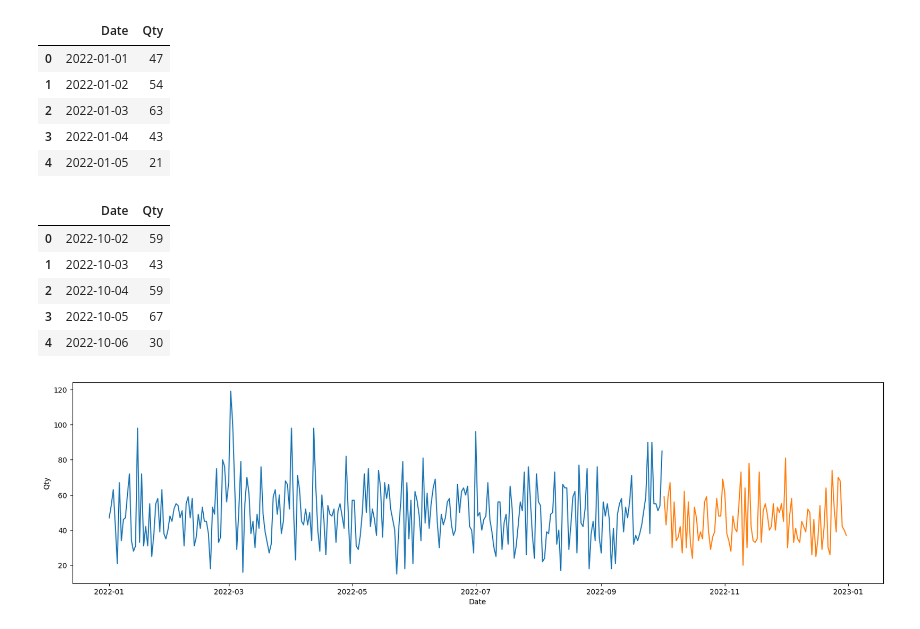
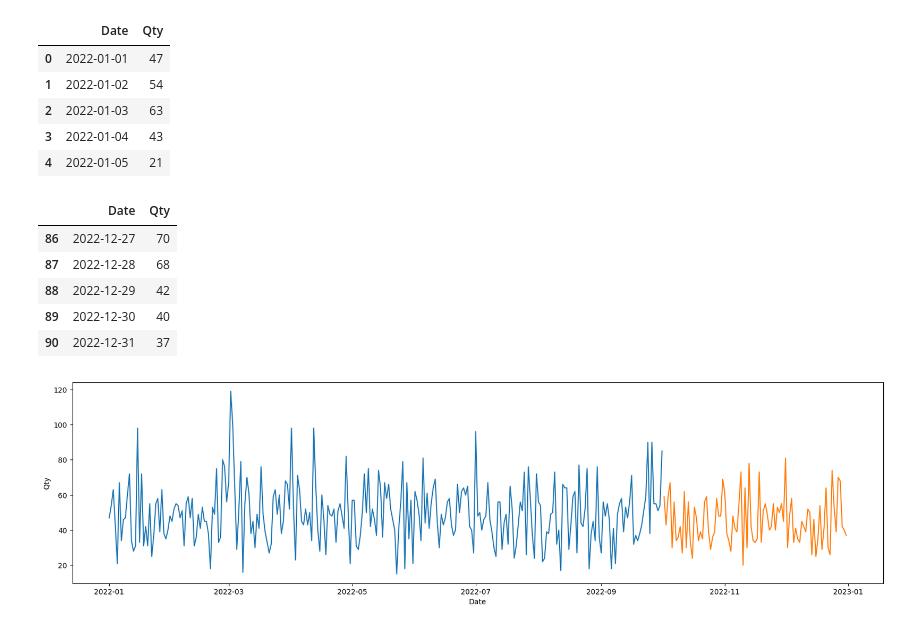
Before and after one commit to revitotan/kalbe, a Jupyter notebook: Machine Learning/kalbe_ml.ipynb, the cells around one changed output. Saved outputs shown, nothing was run; the diff lists cells and outputs as text; code cells hidden in the pictures.

```diff
--- a/Machine Learning/kalbe_ml.ipynb
+++ b/Machine Learning/kalbe_ml.ipynb
@@ -297,14 +297,14 @@ df_train.head()
 | 3 | 2022-01-04 | 43 |
 | 4 | 2022-01-05 | 21 |
 # %%
-df_val.head()
+df_val.tail()
 # %% [output]
 |  | Date | Qty |
-| 0 | 2022-10-02 | 59 |
-| 1 | 2022-10-03 | 43 |
-| 2 | 2022-10-04 | 59 |
-| 3 | 2022-10-05 | 67 |
-| 4 | 2022-10-06 | 30 |
+| 86 | 2022-12-27 | 70 |
+| 87 | 2022-12-28 | 68 |
+| 88 | 2022-12-29 | 42 |
+| 89 | 2022-12-30 | 40 |
+| 90 | 2022-12-31 | 37 |
 # %%
 plt.figure(figsize=(20,5))
 sns.lineplot(data=df_train, x=df_train['Date'], y=df_train['Qty']);
```
Also changed, not shown: parts of 14 cells of this notebook, 1 other file.
